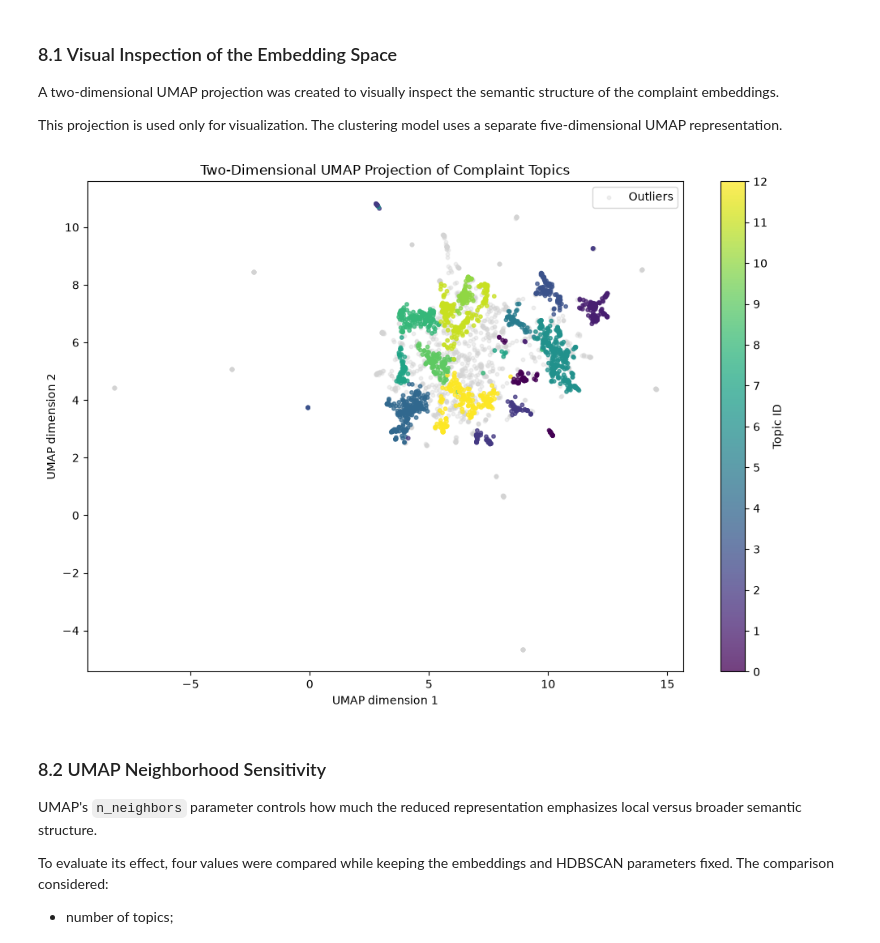
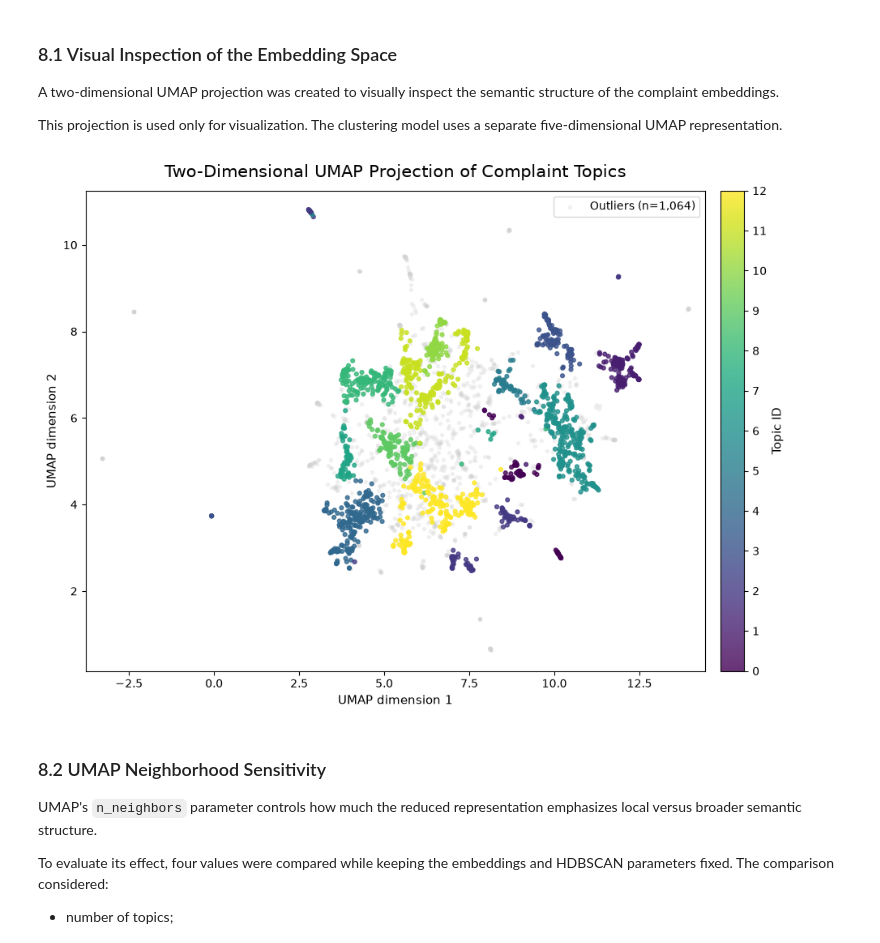
Before and after one commit to Papazian/MADS_Capstone, a Jupyter notebook: Unsupervised_Learning/credit_clustering_final_notebook.ipynb, the cells around one changed output. Saved outputs shown, nothing was run; the diff lists cells and outputs as text; code cells hidden in the pictures.

```diff
--- a/Unsupervised_Learning/credit_clustering_final_notebook.ipynb
+++ b/Unsupervised_Learning/credit_clustering_final_notebook.ipynb
@@ -558,40 +558,58 @@ assert visual_umap.shape == (len(df_credit), 2)
 # %%
 assigned_mask = final_labels != -1
 outlier_mask = final_labels == -1
 
 plt.figure(figsize=(10, 7))
 
+# Plot outliers first so they remain in the background
 plt.scatter(
     visual_umap[outlier_mask, 0],
     visual_umap[outlier_mask, 1],
-    s=10,
-    alpha=0.35,
+    s=8,
+    alpha=0.25,
     color="lightgray",
-    label="Outliers",
+    label=f"Outliers (n={outlier_mask.sum():,})",
 )
 
+# Plot assigned topics
 scatter = plt.scatter(
     visual_umap[assigned_mask, 0],
     visual_umap[assigned_mask, 1],
     c=final_labels[assigned_mask],
-    s=10,
-    alpha=0.75,
+    s=12,
+    alpha=0.8,
     cmap="viridis",
 )
 
-plt.title("Two-Dimensional UMAP Projection of Complaint Topics")
-plt.xlabel("UMAP dimension 1")
-plt.ylabel("UMAP dimension 2")
+plt.title(
+    "Two-Dimensional UMAP Projection of Complaint Topics",
+    fontsize=15,
+    pad=12,
+)
+plt.xlabel("UMAP dimension 1", fontsize=11)
+plt.ylabel("UMAP dimension 2", fontsize=11)
 
-colorbar = plt.colorbar(scatter)
-colorbar.set_label("Topic ID")
+colorbar = plt.colorbar(scatter, pad=0.02)
+colorbar.set_label("Topic ID", fontsize=11)
 colorbar.set_ticks(sorted(set(final_labels) - {-1}))
 
-plt.legend()
+plt.legend(
+    loc="upper right",
+    frameon=True,
+    fontsize=10,
+)
+
+# Focus on the main distribution while retaining most points
+x_low, x_high = np.percentile(visual_umap[:, 0], [0.5, 99.5])
+y_low, y_high = np.percentile(visual_umap[:, 1], [0.5, 99.5])
+
+plt.xlim(x_low - 0.5, x_high + 0.5)
+plt.ylim(y_low - 0.5, y_high + 0.5)
+
 plt.tight_layout()
 plt.show()
 # %% [output]
-[figure, old version]
+[figure, new version]
 # %% [markdown]
 ### 8.2 UMAP Neighborhood Sensitivity
 
```
Also changed, not shown: parts of 3 cells of this notebook.
